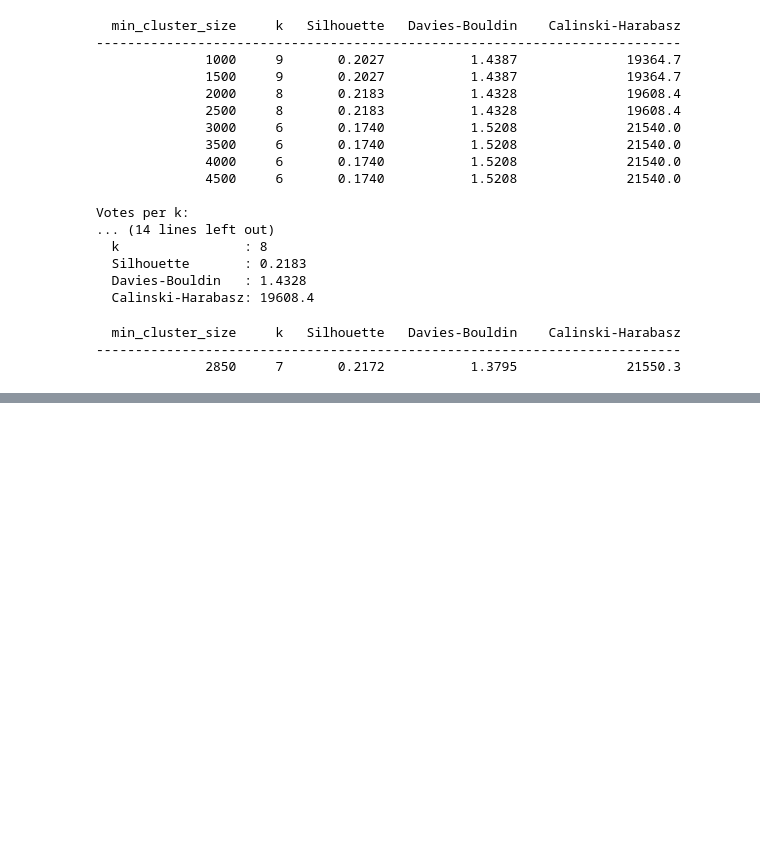
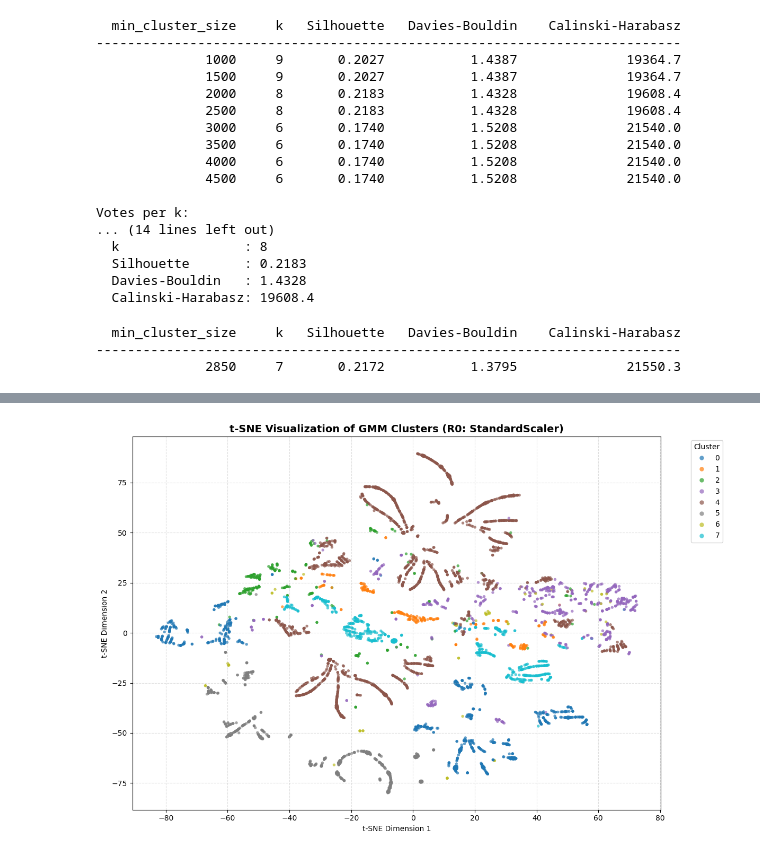
Before and after one commit to Ricardo-andradee/Clustering-Hotel, a Jupyter notebook: src/hotel_analysis.ipynb, the cells around one changed output, grey strips where cells are left out. Saved outputs shown, nothing was run; the diff lists cells and outputs as text; code cells hidden in the pictures; blank space fills up the shorter version.

```diff
--- a/src/hotel_analysis.ipynb
+++ b/src/hotel_analysis.ipynb
@@ -1585,0 +1768,20 @@ Majority vote winner: Random_k7
+# %%
+prob = 0.8
+
+for cov, gmm in gmm_by_cov.items():
+    print(f"=== Ambiguity Analysis | covariance_type={cov} ===")
+    probabilities = gmm.predict_proba(X_R0)
+    max_responsibilities = np.max(probabilities, axis=1)
+
+    ambiguous_mask = max_responsibilities < prob
+    ambiguous_idx = np.where(ambiguous_mask)[0]
+
+    print(f"Total highly ambiguous bookings (max probability < {prob}): {len(ambiguous_idx)} out of {len(X_R0)}")
+
+    predicted_labels = np.argmax(probabilities, axis=1)
+
+    if len(ambiguous_idx) > 0:
+        df_ambiguous = df_clustering.iloc[ambiguous_idx].copy()
+        df_ambiguous["Cluster"] = predicted_labels[ambiguous_idx]
+        df_ambiguous["Assignment_Confidence"] = max_responsibilities[ambiguous_mask]
+        display(df_ambiguous[["hotel", "lead_time", "total_nights", "party_size", "Cluster", "Assignment_Confidence"]].sort_values("Assignment_Confidence"))
@@ -1585,0 +1956,43 @@ Majority vote winner: Random_k7
+# %%
+gmm_r0 = gmm_by_scaller["X_R0"]
+predicted_labels_R0 = np.argmax(gmm_r0.predict_proba(X_R0), axis=1)
+
+idx = np.random.choice(len(X_R0), 5000, replace=False)
+X_sample = X_R0[idx]
+labels_sample = predicted_labels_R0[idx]
+
+if X_sample.shape[1] > 50:
+    X_sample = PCA(n_components=50).fit_transform(X_sample)
+
+tsne = TSNE(
+    n_components=2,
+    random_state=RANDOM_STATE,
+    perplexity=30,
+    max_iter=1000,
+    init='pca',
+    n_jobs=-1
+)
+
+X_tsne = tsne.fit_transform(X_sample)
+
+fig, ax = plt.subplots(figsize=(12, 8))
+
+scatter = ax.scatter(
+    X_tsne[:, 0], X_tsne[:, 1],
+    c=labels_sample,
+    cmap='tab10',
+    alpha=0.7,
+    s=15,
+    linewidths=0
+)
+
+ax.set_title('t-SNE Visualization of GMM Clusters (R0: StandardScaler)', fontsize=14, fontweight='bold')
+ax.set_xlabel('t-SNE Dimension 1')
+ax.set_ylabel('t-SNE Dimension 2')
+ax.legend(*scatter.legend_elements(), title='Cluster', bbox_to_anchor=(1.05, 1), loc='upper left')
+ax.grid(True, linestyle='--', alpha=0.4)
+plt.tight_layout()
+plt.savefig('../figures/gmm_tsne_clusters_R0.png', dpi=150, bbox_inches='tight')
+plt.show()
+# %% [output]
+[figure, added]
```
Also changed, not shown: parts of 27 cells of this notebook, 13 other files.
